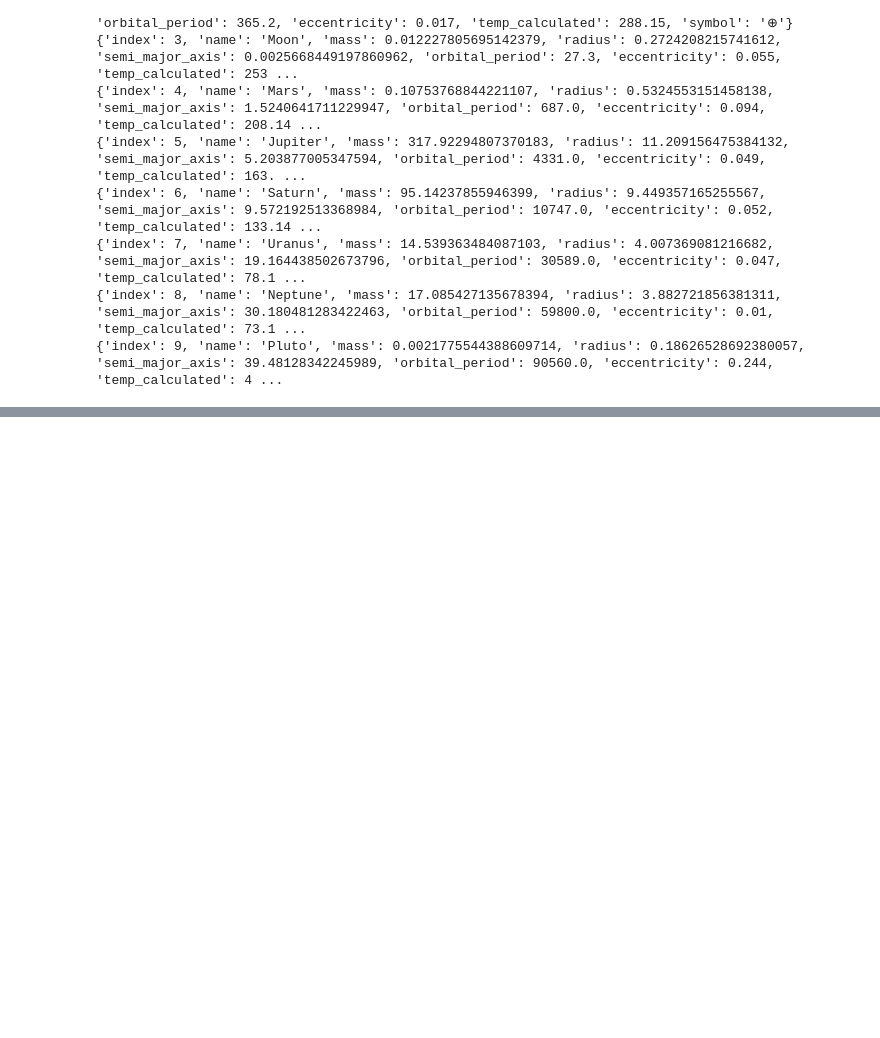
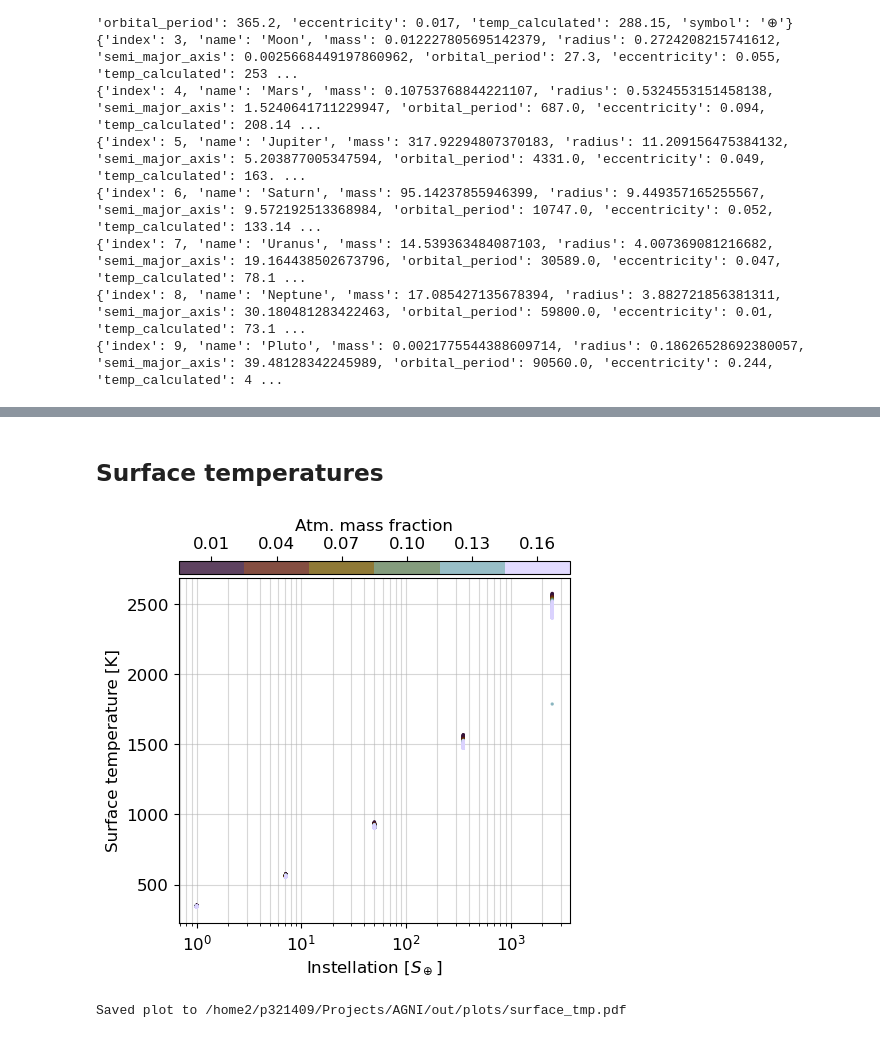
Before and after one commit to nichollsh/AGNI, a Jupyter notebook: misc/utilities/grid_plot.ipynb, the cells around one changed output, grey strips where cells are left out. Saved outputs shown, nothing was run; the diff lists cells and outputs as text; code cells hidden in the pictures; blank space fills up the shorter version.

```diff
--- a/misc/utilities/grid_plot.ipynb
+++ b/misc/utilities/grid_plot.ipynb
@@ -554,0 +569,42 @@ Saved plot to ../../out/mass_radius_3.pdf
+# %% [markdown]
+## Surface temperatures
+# %%
+fig, ax = plt.subplots(1,1, figsize=(5,5))
+
+xkey = "instellation"
+xlbl = units[xkey][2]
+
+ykey = "t_surf"
+
+zkey = "frac_atm"
+
+# successful runs
+df = data[data["succ"] > 0.5]
+
+# plot
+z = df[zkey].iloc[:] * units[zkey][0]
+x = df[xkey].iloc[:] * units[xkey][0]
+y = df[ykey].iloc[:] * units[ykey][0]
+sm = ax.scatter(x,y, c=z, s=2, alpha=0.8, zorder=2, cmap=glasgow)
+
+ax.set_xlabel(xlbl)
+if units[xkey][1]:
+    ax.set_xscale("log")
+
+ax.set_ylabel(r"Surface temperature [K]")
+
+cbtk = np.unique(z)
+fig.colorbar(sm, label=units[zkey][2], pad=0.01, location='top', aspect=30,
+              values=cbtk, ticks=cbtk)
+
+ax.grid(alpha=0.5, zorder=-2, which='both')
+
+fig.tight_layout()
+plt.show()
+
+fname = os.path.join(plots_dir,"surface_tmp.pdf")
+fig.savefig(fname, dpi=300, bbox_inches='tight')
+print(f"Saved plot to {fname}")
+# %% [output]
+[figure, added]
+Saved plot to /home2/p321409/Projects/AGNI/out/plots/surface_tmp.pdf
```
Also changed, not shown: parts of 11 cells of this notebook, 1 other file.
